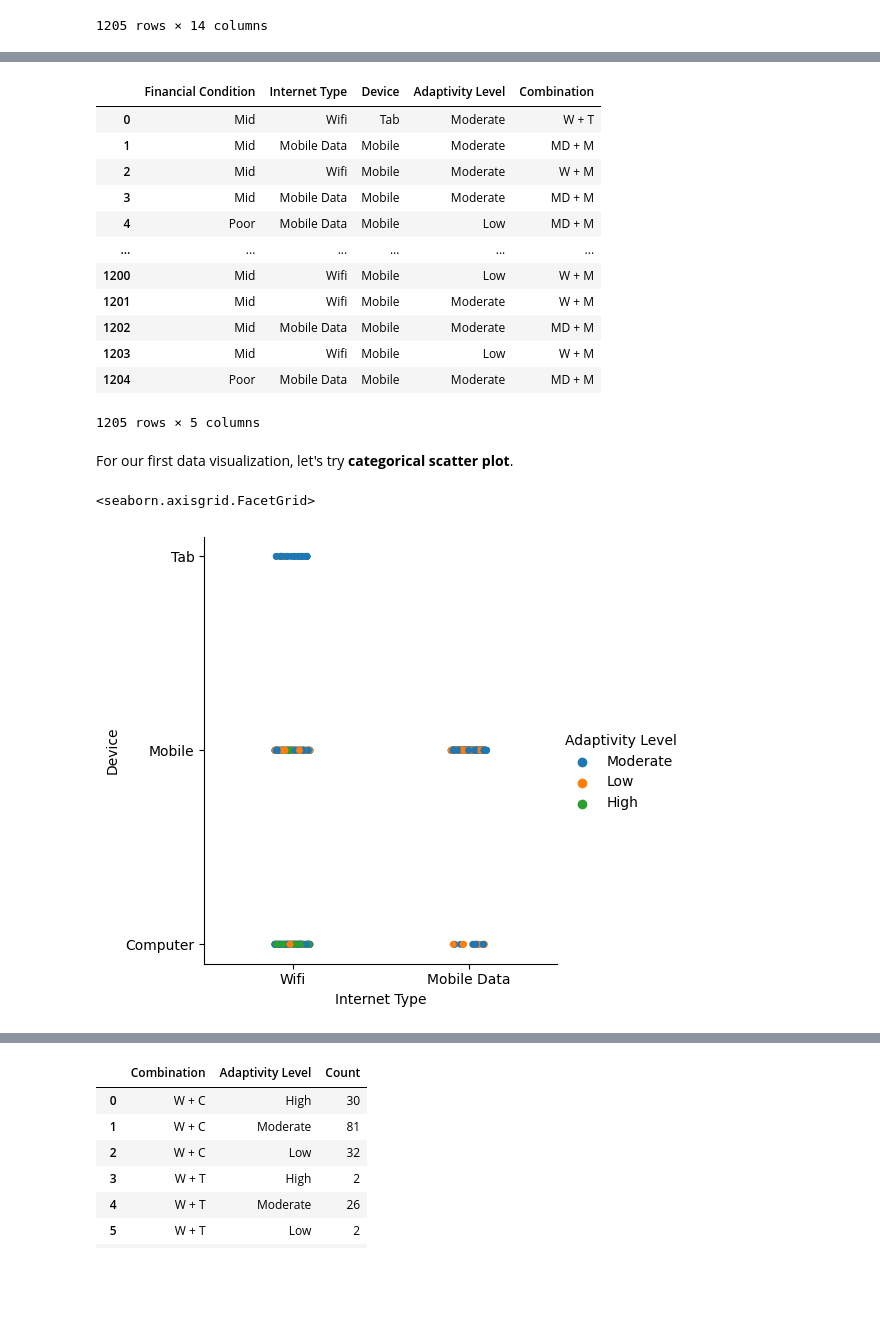
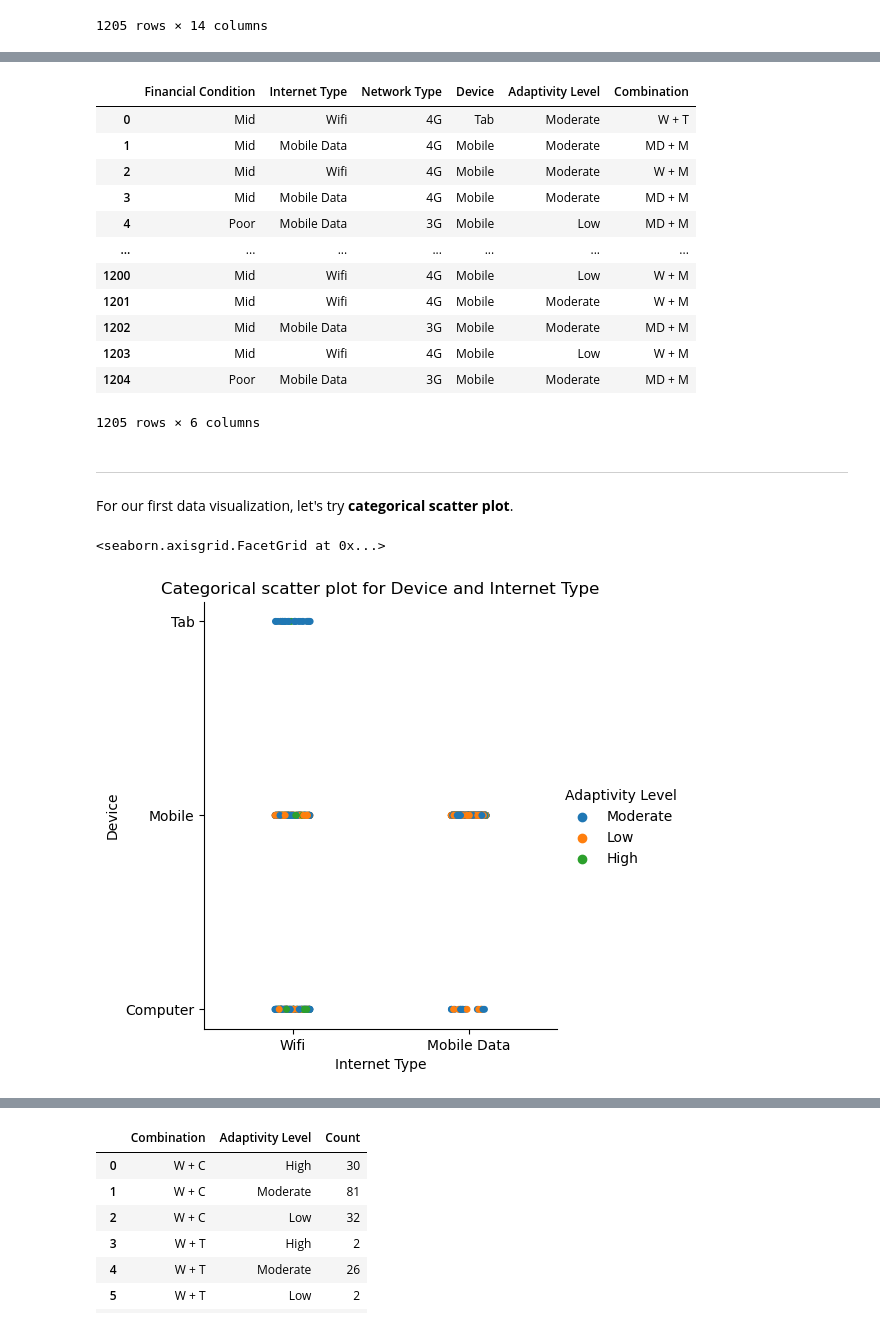
Before and after one commit to ubco-W2022T2-data301/project-group-group37, a Jupyter notebook: analysis/analysis3.ipynb, the cells around one changed output, grey strips where cells are left out. Drawn from its saved outputs; the diff is of its cells as text; code cells hidden in the pictures; blank space fills up the shorter version.

```diff
--- a/analysis/analysis3.ipynb
+++ b/analysis/analysis3.ipynb
@@ -47,6 +46,6 @@ mainDF
 | 1204 | Girl | 11-15 | School | Non Government | No | Yes | Low | ... |
 1205 rows × 14 columns
 # %%
-df = mainDF.drop(["Gender", "Age", "Education Level", "Institution Type", "IT Student", "Location", "Load-shedding", "Network Type", "Class Duration", "Self Lms"], axis = "columns")
+df = mainDF.drop(["Gender", "Age", "Education Level", "Institution Type", "IT Student", "Location", "Load-shedding", "Financial Condition", "Class Duration", "Self Lms"], axis = "columns")
 df
 # %% [output]
@@ -93,24 +121,26 @@ def combineDeviceInternet(df):
 df["Combination"] = df.apply(combineDeviceInternet, axis = "columns")
 df
 # %% [output]
-|  | Financial Condition | Internet Type | Device | Adaptivity Level | Combination |
-| 0 | Mid | Wifi | Tab | Moderate | W + T |
-| 1 | Mid | Mobile Data | Mobile | Moderate | MD + M |
-| 2 | Mid | Wifi | Mobile | Moderate | W + M |
-| 3 | Mid | Mobile Data | Mobile | Moderate | MD + M |
-| 4 | Poor | Mobile Data | Mobile | Low | MD + M |
-| ... | ... | ... | ... | ... | ... |
-| 1200 | Mid | Wifi | Mobile | Low | W + M |
-| 1201 | Mid | Wifi | Mobile | Moderate | W + M |
-| 1202 | Mid | Mobile Data | Mobile | Moderate | MD + M |
-| 1203 | Mid | Wifi | Mobile | Low | W + M |
-| 1204 | Poor | Mobile Data | Mobile | Moderate | MD + M |
+|  | Financial Condition | Internet Type | Network Type | Device | Adaptivity Level | Combination |
+| 0 | Mid | Wifi | 4G | Tab | Moderate | W + T |
+| 1 | Mid | Mobile Data | 4G | Mobile | Moderate | MD + M |
+| 2 | Mid | Wifi | 4G | Mobile | Moderate | W + M |
+| 3 | Mid | Mobile Data | 4G | Mobile | Moderate | MD + M |
+| 4 | Poor | Mobile Data | 3G | Mobile | Low | MD + M |
+| ... | ... | ... | ... | ... | ... | ... |
+| 1200 | Mid | Wifi | 4G | Mobile | Low | W + M |
+| 1201 | Mid | Wifi | 4G | Mobile | Moderate | W + M |
+| 1202 | Mid | Mobile Data | 3G | Mobile | Moderate | MD + M |
+| 1203 | Mid | Wifi | 4G | Mobile | Low | W + M |
+| 1204 | Poor | Mobile Data | 3G | Mobile | Moderate | MD + M |
-1205 rows × 5 columns
+1205 rows × 6 columns
+# %% [markdown]
+---
 # %% [markdown]
 For our first data visualization, let's try **categorical scatter plot**.
 # %%
-sns.catplot(data = df, x = "Internet Type", y = "Device", hue = "Adaptivity Level")
+sns.catplot(data = df, x = "Internet Type", y = "Device", hue = "Adaptivity Level").set(title = "Categorical scatter plot for Device and Internet Type")
 # %% [output]
-<seaborn.axisgrid.FacetGrid>
+<seaborn.axisgrid.FacetGrid at 0x...>
-[figure, old version]
+[figure, new version]
 # %% [markdown]
```
Also changed, not shown: parts of 28 cells of this notebook.
